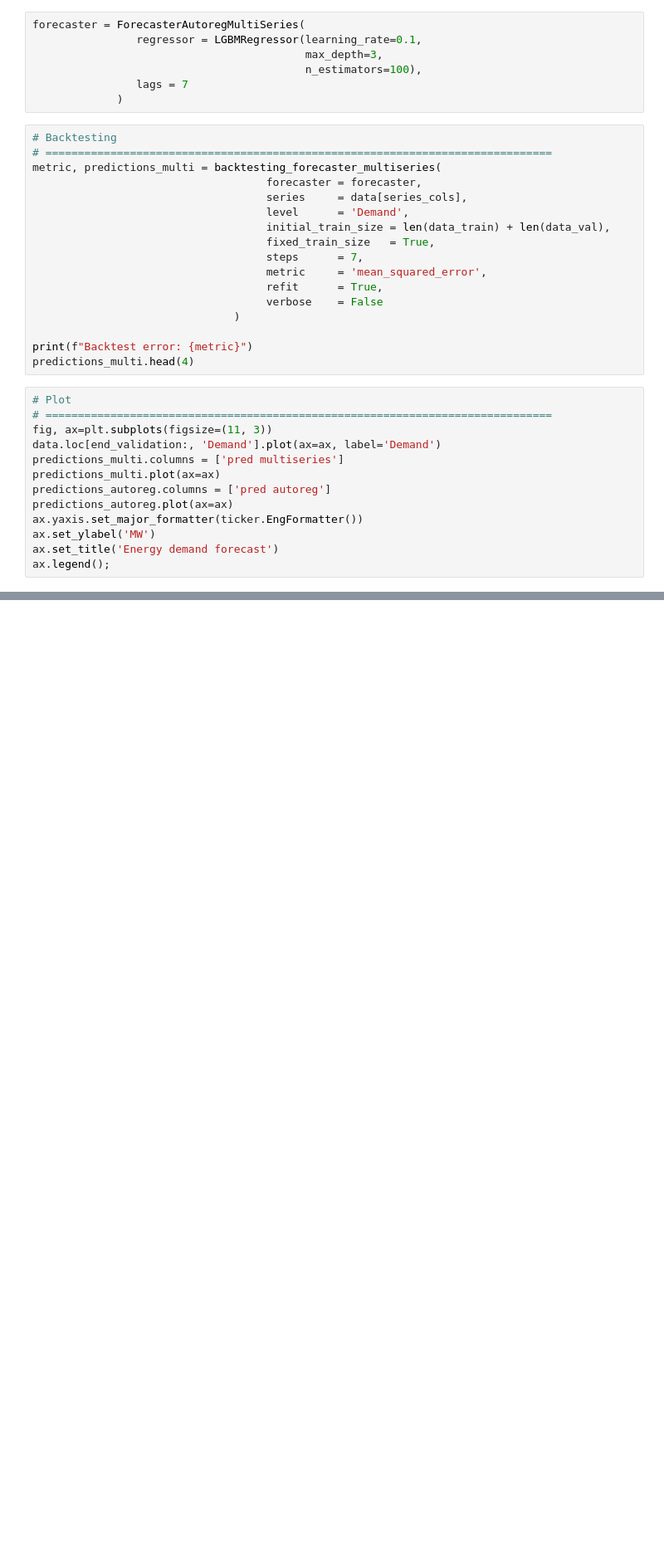
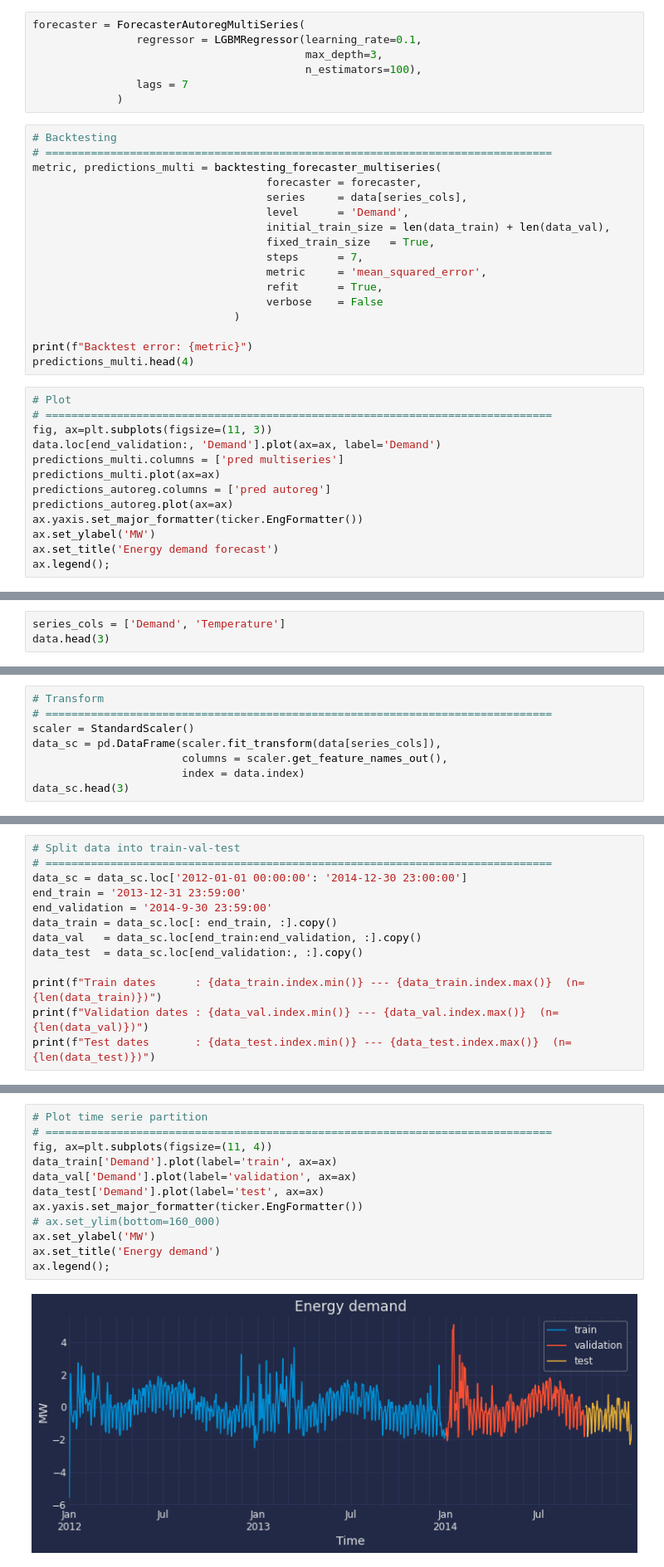
Before and after one commit to JoaquinAmatRodrigo/skforecast, a Jupyter notebook: dev/develop/skforecast_ForecasterAutoregMultiSeries_hyperparameters.ipynb, the cells around one changed output, grey strips where cells are left out. Shown at 83% size. Cells and saved outputs as stored; diff of their text form; blank space fills up the shorter version.

```diff
--- a/dev/develop/skforecast_ForecasterAutoregMultiSeries_hyperparameters.ipynb
+++ b/dev/develop/skforecast_ForecasterAutoregMultiSeries_hyperparameters.ipynb
@@ -2946,0 +2951,3 @@ ax.legend();
+# %%
+series_cols = ['Demand', 'Temperature']
+data.head(3)
@@ -2946,0 +2960,8 @@ ax.legend();
+# %%
+# Transform
+# ==============================================================================
+scaler = StandardScaler()
+data_sc = pd.DataFrame(scaler.fit_transform(data[series_cols]),
+                       columns = scaler.get_feature_names_out(),
+                       index = data.index)
+data_sc.head(3)
@@ -2946,0 +2986,13 @@ ax.legend();
+# %%
+# Split data into train-val-test
+# ==============================================================================
+data_sc = data_sc.loc['2012-01-01 00:00:00': '2014-12-30 23:00:00']
+end_train = '2013-12-31 23:59:00'
+end_validation = '2014-9-30 23:59:00'
+data_train = data_sc.loc[: end_train, :].copy()
+data_val   = data_sc.loc[end_train:end_validation, :].copy()
+data_test  = data_sc.loc[end_validation:, :].copy()
+
+print(f"Train dates      : {data_train.index.min()} --- {data_train.index.max()}  (n={len(data_train)})")
+print(f"Validation dates : {data_val.index.min()} --- {data_val.index.max()}  (n={len(data_val)})")
+print(f"Test dates       : {data_test.index.min()} --- {data_test.index.max()}  (n={len(data_test)})")
@@ -2946,0 +3003,14 @@ ax.legend();
+# %%
+# Plot time serie partition
+# ==============================================================================
+fig, ax=plt.subplots(figsize=(11, 4))
+data_train['Demand'].plot(label='train', ax=ax)
+data_val['Demand'].plot(label='validation', ax=ax)
+data_test['Demand'].plot(label='test', ax=ax)
+ax.yaxis.set_major_formatter(ticker.EngFormatter())
+# ax.set_ylim(bottom=160_000)
+ax.set_ylabel('MW')
+ax.set_title('Energy demand')
+ax.legend();
+# %% [output]
+[figure, added]
```
Also changed, not shown: parts of 24 cells of this notebook.
